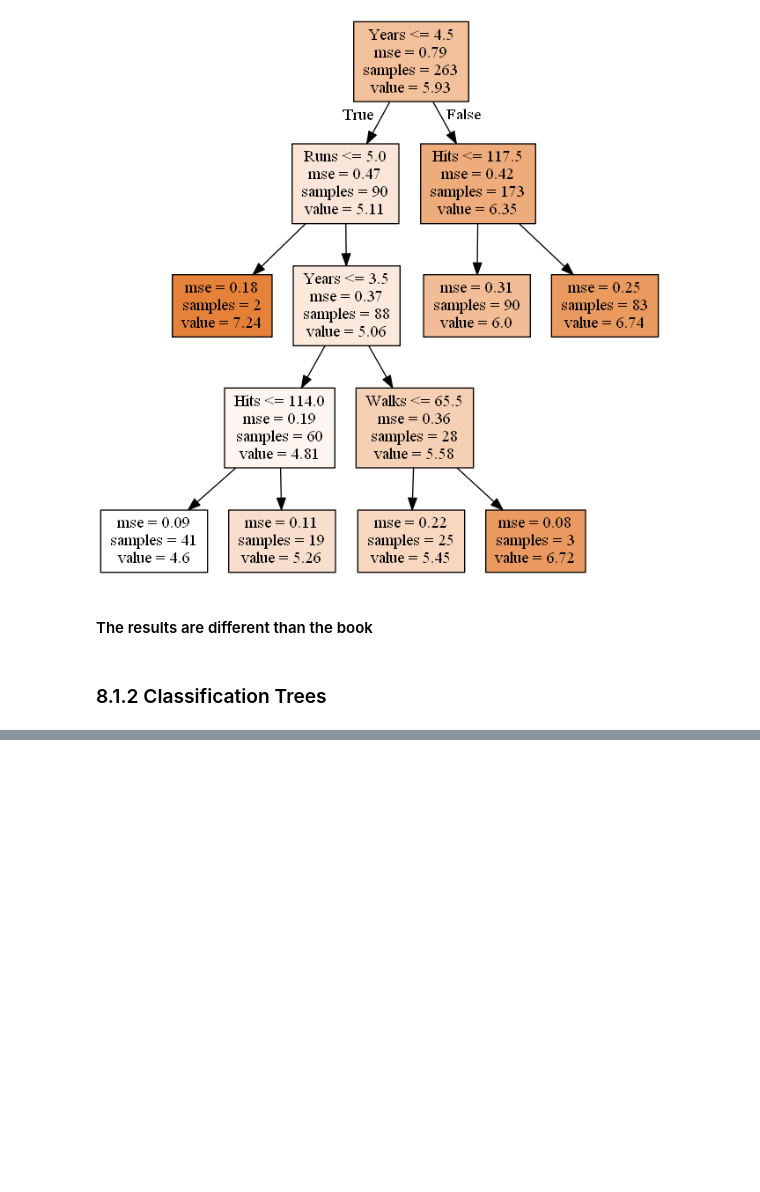
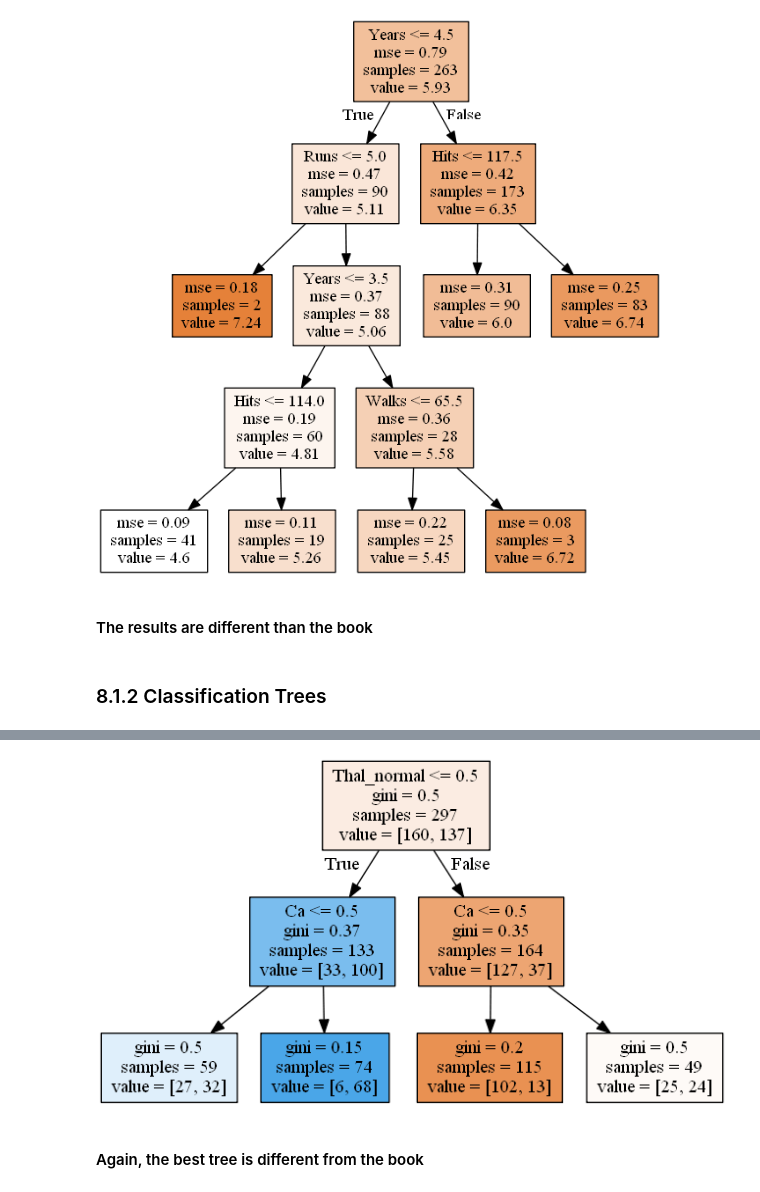
Before and after one commit to pedvide/ISLR_Python, a Jupyter notebook: Chapter8_Tree_Based_Methods.ipynb, the cells around one changed output, grey strips where cells are left out. Cells and saved outputs as stored; diff of their text form; code cells hidden in the pictures; blank space fills up the shorter version.

```diff
--- a/Chapter8_Tree_Based_Methods.ipynb
+++ b/Chapter8_Tree_Based_Methods.ipynb
@@ -134,0 +195,6 @@ plot_tree(DecisionTreeRegressor(max_leaf_nodes=best_min_leafs).fit(X,y), feature
+# %%
+plot_tree(DecisionTreeClassifier(max_leaf_nodes=best_min_leafs).fit(X,y), X.columns)
+# %% [output]
+[figure, added]
+# %% [markdown]
+#### Again, the best tree is different from the book
```
Also changed, not shown: parts of 10 cells of this notebook.
